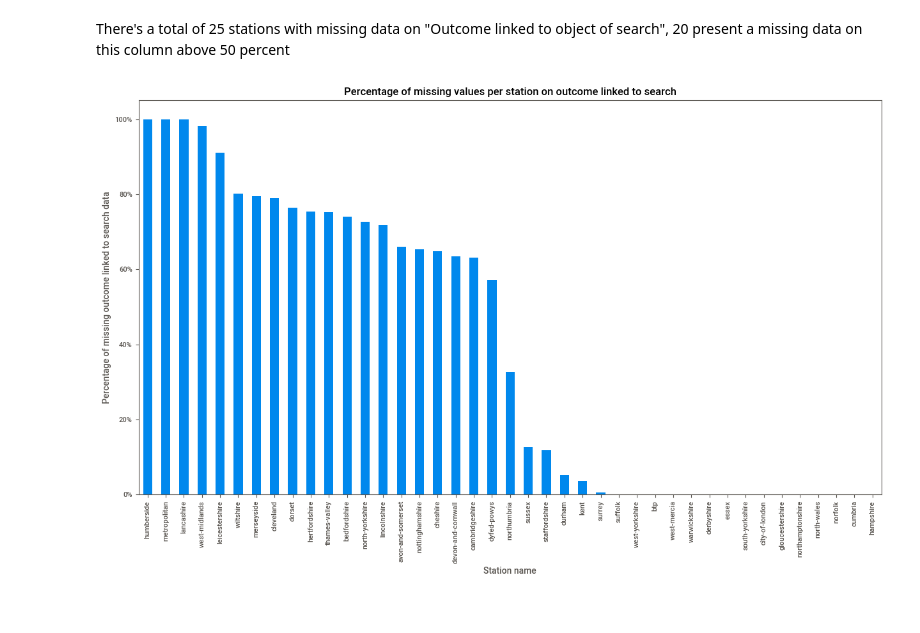
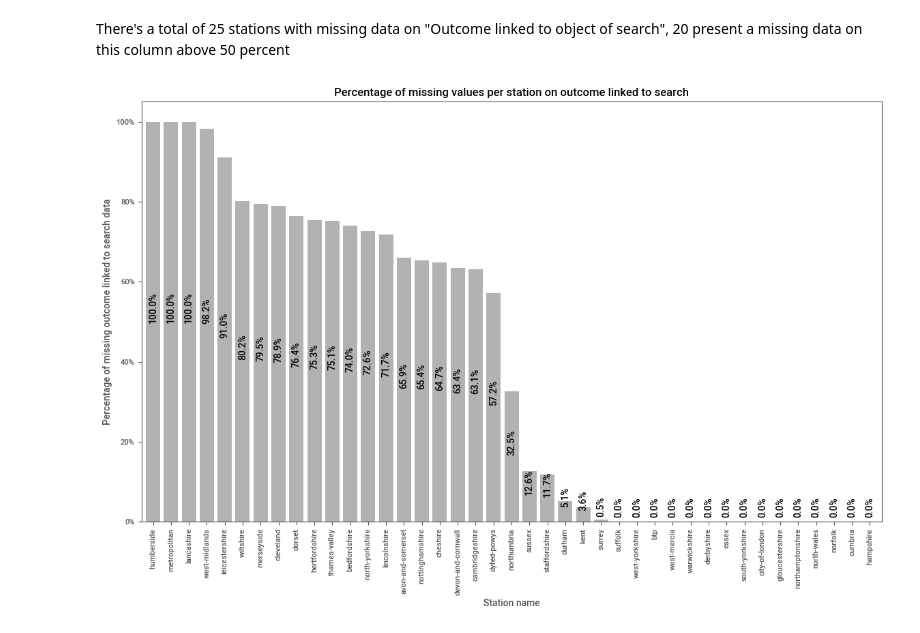
Before and after one commit to 0xjrr/ldsa-capstone-project, a Jupyter notebook: eda-capstone-data.ipynb, the cells around one changed output. Cells and saved outputs as stored; diff of their text form; code cells hidden in the pictures.

Commit message:
missing outcome data

```diff
--- a/eda-capstone-data.ipynb
+++ b/eda-capstone-data.ipynb
@@ -629,16 +629,18 @@ There's a total of 25 stations with missing data on "Outcome linked to object of
 # %%
 ax =((data_origin[['Outcome linked to object of search', 'station']]
     .assign(
         is_missing = lambda x: x['Outcome linked to object of search'].isna(),
         num_data_points = 1
         )
     .groupby('station')
     .sum()
     .assign(ratio_missing = lambda x: x.is_missing/x.num_data_points)
     ['ratio_missing']
     .sort_values(ascending=False)*100)
-    .plot(kind='bar', figsize=(15,8), title='Percentage of missing values per station on outcome linked to search', ylabel='Percentage of missing outcome linked to search data', xlabel='Station name')
+    .plot(kind='bar', color='black', figsize=(14,8), alpha=0.3, width=.8, title='Percentage of missing values per station on outcome linked to search', ylabel='Percentage of missing outcome linked to search data', xlabel='Station name')
 )
-ax.yaxis.set_major_formatter(mtick.PercentFormatter())
+for container in ax.containers:
+    ax.bar_label(container, fmt='%.1f%%', label_type='center', padding=15, rotation=90)
+    ax.yaxis.set_major_formatter(mtick.PercentFormatter())
 # %% [output]
-[figure, old version]
+[figure, new version]
```
